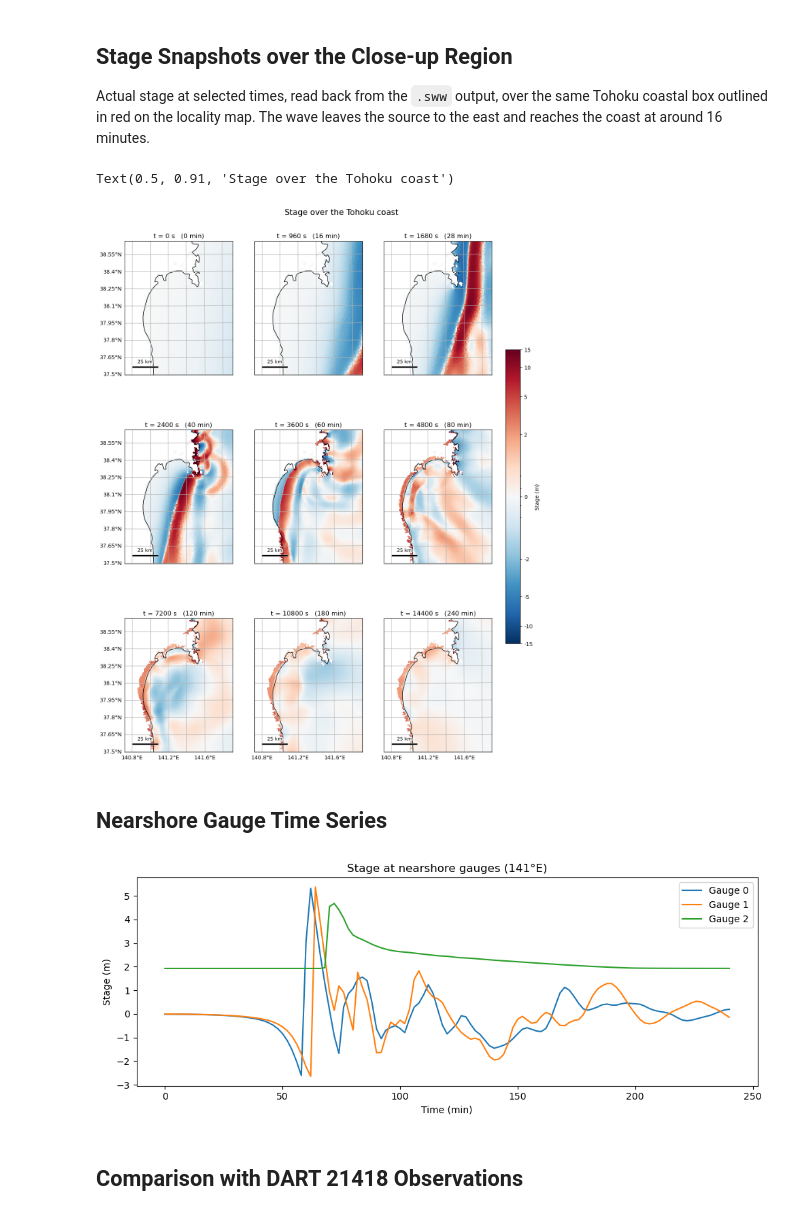
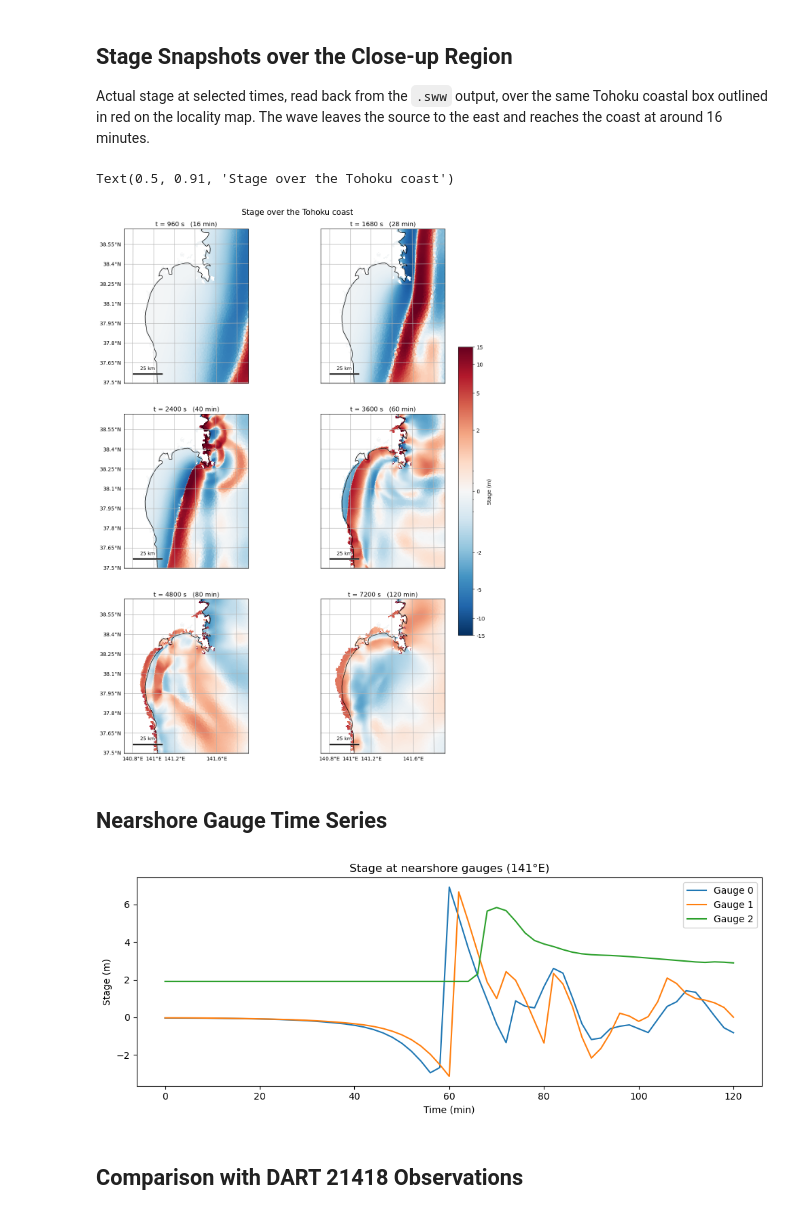
Before and after one commit to stoiver/Tohoku, a Jupyter notebook: notebook_tohoku_open_elevation.ipynb, the cells around one changed output. Saved outputs shown, nothing was run; the diff lists cells and outputs as text; code cells hidden in the pictures.

```diff
--- a/notebook_tohoku_open_elevation.ipynb
+++ b/notebook_tohoku_open_elevation.ipynb
@@ -257,15 +264,20 @@ Stage[:] = np.maximum(Elevation, Stage)
 # Friction is the second half of a two-stage calibration, and the two stages
 # are orthogonal: `slip` above sets the far field, and friction moves the coast
 # while leaving the DART peak identical to 0.01 m (it is negligible in 5700 m
-# of water).  At slip 84 under DE_ader2,
-# n = 0.033 gives Aida K = 1.00 and kappa = 1.70.  The pairing is
-# solver-specific: under DE0 this coast wanted slip 81 with n = 0.03.
+# of water).  At slip 71 under DE_ader2, n = 0.038 gives Aida K = 1.01
+# and kappa = 1.76.  Take n = 0.036 (K 0.95, kappa 1.72) if kappa matters
+# more than K for your purpose; both are inside the Japanese guideline
+# band 0.95 < K < 1.05.
+#
+# Note K and kappa no longer bottom out together: kappa is lowest (1.69)
+# at n = 0.033, where K is only 0.86.  They coincided before the KL
+# `alpha` fix, which looks to have been an artefact of that field.
 #
 # It is an effective value standing in for unresolved bed roughness and coastal
 # defences on a 450 m DEM, not a measured one -- and it is tied to that DEM:
 # elevation_source = 'pts' resolves more of the low coastal strip and wants a
 # larger n.
-domain.set_quantity('friction', 0.033)
+domain.set_quantity('friction', 0.038)
 
 print(f'Elevation source: {elevation_source}')
 print(f'Elevation range: {Elevation.min():.1f} m to {Elevation.max():.1f} m')
@@ -481,7 +500,7 @@ hour_ = 3600.
 # gauge locations can be changed and the figures redrawn without re-evolving.
 t0 = time.time()
 
-for t in domain.evolve(yieldstep=2 * min_, finaltime=4.0 * hour_):
+for t in domain.evolve(yieldstep=2 * min_, finaltime=2.0 * hour_):
     domain.print_timestepping_statistics()
 
 print(f'\nSimulation took {time.time() - t0:.1f} s')
@@ -607,14 +626,14 @@ from matplotlib.colors import AsinhNorm
 
 # Initial deformation, first arrival (960 s), then run-up, inundation and the
 # long decay out to the end of the run at 4 hours.
-snapshot_times = [0., 960., 1680., 2400., 3600., 4800., 7200., 10800., 14400.]
+snapshot_times = [960., 1680., 2400., 3600., 4800., 7200.]
 
 # Same +/-15 m span and the same square-root-like stretch as the maximum-stage
 # figure above, but centred on 0 so the drawdown ahead of each crest is visible.
 # A given red is then the same stage in both figures.
 norm = AsinhNorm(linear_width=1.0, vmin=-15, vmax=15)
 
-ncol = 3
+ncol = 2
 nrow = int(np.ceil(len(snapshot_times) / ncol))
 
 fig, axes = plt.subplots(nrow, ncol, figsize=(15, 18),
@@ -626,34 +645,34 @@ for ax, t_snap in zip(axes, snapshot_times):
     wet_stage = np.where(sp.depth[f] > md, sp.stage[f], np.nan)
 
     triang.set_mask(sp.depth[f] <= md)
     im = ax.tripcolor(triang, facecolors=wet_stage, cmap='RdBu_r', norm=norm)
     triang.set_mask(None)
 
     ax.set_extent(closeup_extent, crs=ccrs.UTM(zone=54))
     ax.coastlines(resolution='10m')
     add_scalebar(ax, length_km=25)
 
     # Label only the outer edge of the grid, or neighbouring panels collide.
     k = list(axes).index(ax)
     gl = ax.gridlines(draw_labels=True)
     gl.top_labels = gl.right_labels = False
     gl.left_labels = (k % ncol == 0)
     gl.bottom_labels = (k >= len(snapshot_times) - ncol)
 
     ax.set_title(f't = {sp.time[f]:.0f} s   ({sp.time[f] / 60:.0f} min)')
 
 for ax in axes[len(snapshot_times):]:
     ax.set_visible(False)
 
 # AsinhNorm brings its own tick locator, so set the ticks after the fact.
 ticks = [-15, -10, -5, -2, 0, 2, 5, 10, 15]
 cbar = fig.colorbar(im, ax=axes.tolist(), shrink=0.55, pad=0.03, label='Stage (m)')
 cbar.set_ticks(ticks)
 cbar.set_ticklabels([str(t) for t in ticks])
 fig.suptitle('Stage over the Tohoku coast', y=0.91, fontsize=15)
 # %% [output]
 Text(0.5, 0.91, 'Stage over the Tohoku coast')
-[figure, old version]
+[figure, new version]
 # %% [markdown]
 ## Nearshore Gauge Time Series
 # %%
@@ -669,7 +688,7 @@ ax.legend()
 ax.set_title('Stage at nearshore gauges (141\u00b0E)')
 plt.tight_layout()
 # %% [output]
-[figure, old version]
+[figure, new version]
 # %% [markdown]
 ## Comparison with DART 21418 Observations
 # %%
```
Also changed, not shown: parts of 16 cells of this notebook.
